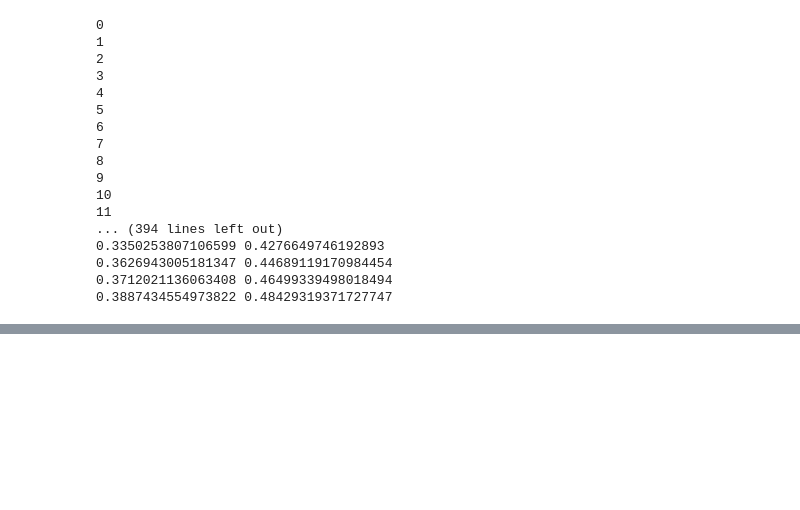
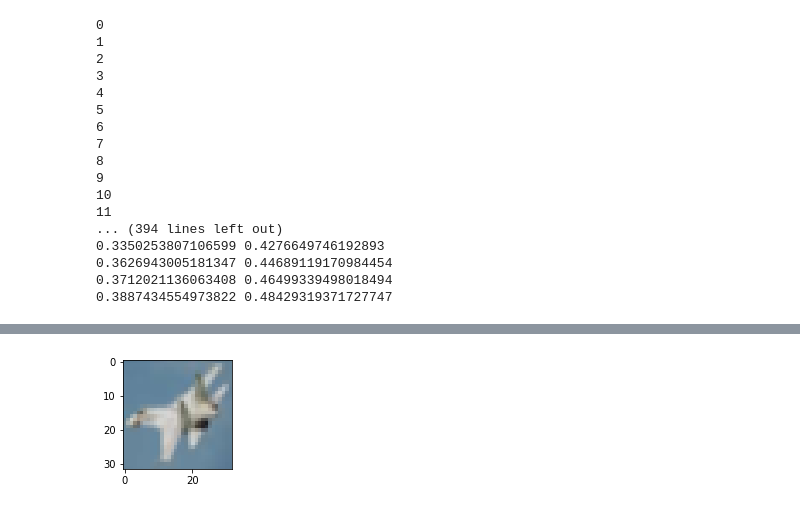
Before and after one commit to CharlesHan24/ML-term-proj, a Jupyter notebook: experiment.ipynb, the cells around one changed output, grey strips where cells are left out. Cells and saved outputs as stored; diff of their text form; code cells hidden in the pictures; blank space fills up the shorter version.

Commit message:
add experiment

```diff
--- a/experiment.ipynb
+++ b/experiment.ipynb
@@ -93,3 +106,86 @@ bad_case(net_set)
 0.3626943005181347 0.44689119170984454
 0.3712021136063408 0.46499339498018494
 0.3887434554973822 0.48429319371727747
+# %%
+mean_channel = [0.4914, 0.4822, 0.4465]
+std_channel = [0.2023, 0.1994, 0.2010]
+def restore_fig(img):
+    img = copy.deepcopy(img)
+    for i in range(3):
+        img[i, :, :] = 255 * (img[i, :, :] * std_channel[i] + mean_channel[i] + 1e-5)
+    img = np.clip(img, 0, 255)
+
+    img = img.astype(np.uint8)
+    img = np.swapaxes(img, 0, 1)
+    img = np.swapaxes(img, 1, 2)
+    return img
+
+def plot_img(img):
+    #mport pdb
+    #pdb.set_trace()
+    plt.figure(figsize=(2, 2))
+    plt.imshow(img)
+
+def pertube(net, inps, targets, eps):
+    length = 32. * 1.7
+    iter_time = 5
+    pert = torch.zeros(inps.shape, dtype=torch.float32).to(device)
+
+    criterion = nn.CrossEntropyLoss()
+
+    for i in range(iter_time):
+        net.zero_grad()
+        inputs = torch.autograd.Variable(inps - pert, requires_grad=True)
+        outputs = net(inputs)
+        #import pdb
+        #pdb.set_trace()
+        loss = criterion(outputs, targets)
+        loss.backward()
+        grad = inputs.grad.data
+        grad = eps * length / 3 * grad / torch.norm(grad.reshape(targets.shape[0], -1), dim=1).reshape(targets.shape[0], 1, 1, 1)
+        pert = pert + grad
+        pert = eps * length * pert / torch.norm(pert.reshape(targets.shape[0], -1), dim=1).reshape(targets.shape[0], 1, 1, 1)
+        pert = torch.clamp(pert, min=-1, max=1)
+
+    return pert
+
+
+def experiment_attack(net_set):
+    for i in range(5):
+        net_set[i].eval()
+    for eps in [2e-3, 5e-3, 1e-2, 2e-2, 5e-2, 1e-1, 3e-1]:
+        for i in range(2):
+            for j in range(i + 1, 2):
+                acc1 = 0
+                acc2 = 0
+                acc3 = 0
+                for batch_idx, (inputs, targets) in enumerate(testloader):
+                    inps = inputs.to(device)
+                    tgts = targets.to(device)
+                    fake = torch.tensor(np.random.randint(0, 10, targets.shape[0]), dtype=torch.int64).to(device)
+                    pert = pertube(net_set[i], inps, fake, eps)
+                    inps -= pert
+                    tmp = inps.to("cpu").numpy()
+                    #import pdb
+                    #pdb.set_trace()
+                    if batch_idx == 0:
+                        plot_img(restore_fig(inputs[10].numpy()))
+                        plot_img(restore_fig(tmp[10]))
+
+                    oup1 = net_set[i](inps)
+                    oup2 = net_set[j](inps)
+                    _, pred1 = oup1.max(1)
+                    _, pred2 = oup2.max(1)
+                    acc1 += pred1.eq(tgts).sum().item()
+                    acc2 += pred2.eq(tgts).sum().item()
+                    acc3 += pred2.eq(pred1).sum().item()
+
+                acc1 /= 10000
+                acc2 /= 10000
+                acc3 /= 10000
+                print(acc1, acc2, acc3)
+
+
+
+experiment_attack(net_set)
+# %% [output]
@@ -95,0 +199 @@ bad_case(net_set)
+[figure, added]
```
Also changed, not shown: parts of 7 cells of this notebook.
